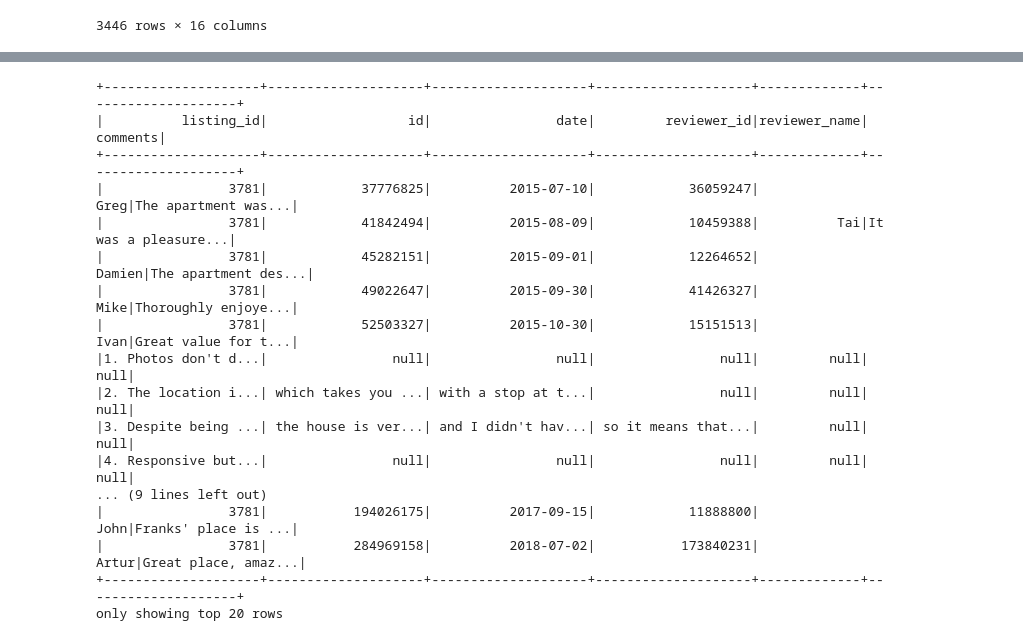
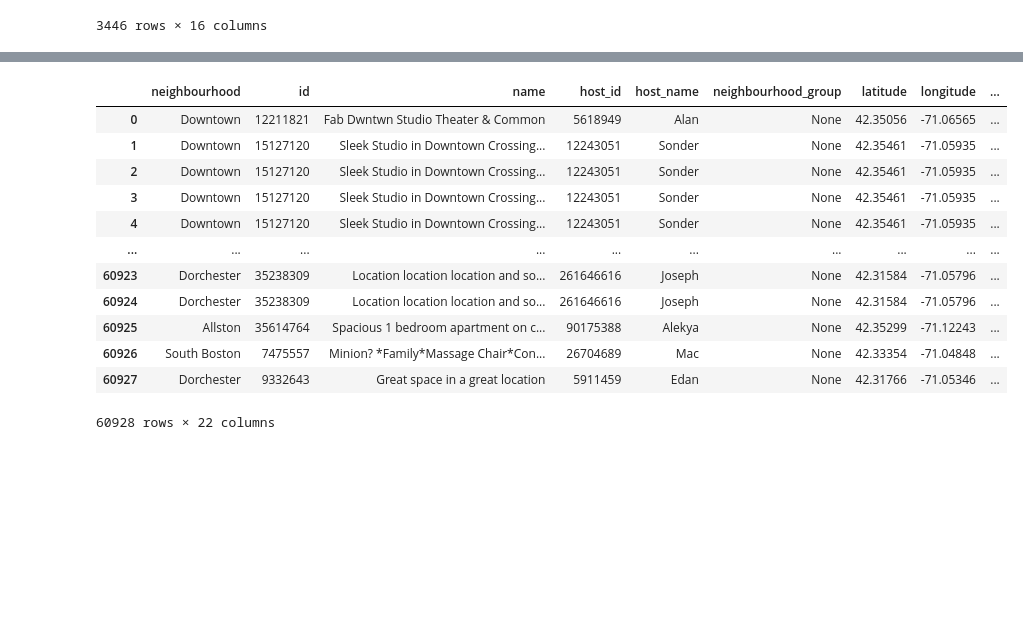
Before and after one commit to aditya-prasad-projects/Airbnb, a Jupyter notebook: test.ipynb, the cells around one changed output, grey strips where cells are left out. Drawn from its saved outputs; the diff is of its cells as text; code cells hidden in the pictures; blank space fills up the shorter version.

```diff
--- a/test.ipynb
+++ b/test.ipynb
@@ -290,23 +319,19 @@ only showing top 20 rows
 # %%
-url = "http://data.insideairbnb.com/united-states/ma/boston/2020-05-12/data/reviews.csv.gz"
-spark.sparkContext.addFile(reviews_url)
+reviews_url = "http://data.insideairbnb.com/united-states/ma/boston/2019-06-14/data/reviews.csv.gz"
+listings_url = "http://data.insideairbnb.com/united-states/ma/boston/2019-06-14/visualisations/listings.csv"
+boston_neighbourhood_2019 = get_complete_boston_data(listings_url, reviews_url)
+boston_neighbourhood_2019.toPandas()
+# %% [output]
+|  | neighbourhood | id | name | host_id | host_name | neighbourhood_group | latitude | longitude | ... |
+| 0 | Downtown | 12211821 | Fab Dwntwn Studio Theater & Common | 5618949 | Alan | None | 42.35056 | -71.06565 | ... |
+| 1 | Downtown | 15127120 | Sleek Studio in Downtown Crossing... | 12243051 | Sonder | None | 42.35461 | -71.05935 | ... |
+| 2 | Downtown | 15127120 | Sleek Studio in Downtown Crossing... | 12243051 | Sonder | None | 42.35461 | -71.05935 | ... |
+| 3 | Downtown | 15127120 | Sleek Studio in Downtown Crossing... | 12243051 | Sonder | None | 42.35461 | -71.05935 | ... |
+| 4 | Downtown | 15127120 | Sleek Studio in Downtown Crossing... | 12243051 | Sonder | None | 42.35461 | -71.05935 | ... |
+| ... | ... | ... | ... | ... | ... | ... | ... | ... | ... |
+| 60923 | Dorchester | 35238309 | Location location location and so... | 261646616 | Joseph | None | 42.31584 | -71.05796 | ... |
+| 60924 | Dorchester | 35238309 | Location location location and so... | 261646616 | Joseph | None | 42.31584 | -71.05796 | ... |
+| 60925 | Allston | 35614764 | Spacious 1 bedroom apartment on c... | 90175388 | Alekya | None | 42.35299 | -71.12243 | ... |
+| 60926 | South Boston | 7475557 | Minion? *Family*Massage Chair*Con... | 26704689 | Mac | None | 42.33354 | -71.04848 | ... |
+| 60927 | Dorchester | 9332643 | Great space in a great location | 5911459 | Edan | None | 42.31766 | -71.05346 | ... |
+60928 rows × 22 columns
-# %%
-spark.read.option("header", "true").csv(SparkFiles.get("reviews.csv.gz")).show()
-# %% [output]
-+--------------------+--------------------+--------------------+--------------------+-------------+--------------------+
-|          listing_id|                  id|                date|         reviewer_id|reviewer_name|            comments|
-+--------------------+--------------------+--------------------+--------------------+-------------+--------------------+
-|                3781|            37776825|          2015-07-10|            36059247|         Greg|The apartment was...|
-|                3781|            41842494|          2015-08-09|            10459388|          Tai|It was a pleasure...|
-|                3781|            45282151|          2015-09-01|            12264652|       Damien|The apartment des...|
-|                3781|            49022647|          2015-09-30|            41426327|         Mike|Thoroughly enjoye...|
-|                3781|            52503327|          2015-10-30|            15151513|         Ivan|Great value for t...|
-|1. Photos don't d...|                null|                null|                null|         null|                null|
-|2. The location i...| which takes you ...| with a stop at t...|                null|         null|                null|
-|3. Despite being ...| the house is ver...| and I didn't hav...| so it means that...|         null|                null|
-|4. Responsive but...|                null|                null|                null|         null|                null|
-... (9 lines left out)
-|                3781|           194026175|          2017-09-15|            11888800|         John|Franks' place is ...|
-|                3781|           284969158|          2018-07-02|           173840231|        Artur|Great place, amaz...|
-+--------------------+--------------------+--------------------+--------------------+-------------+--------------------+
-only showing top 20 rows
```
Also changed, not shown: parts of 24 cells of this notebook.
